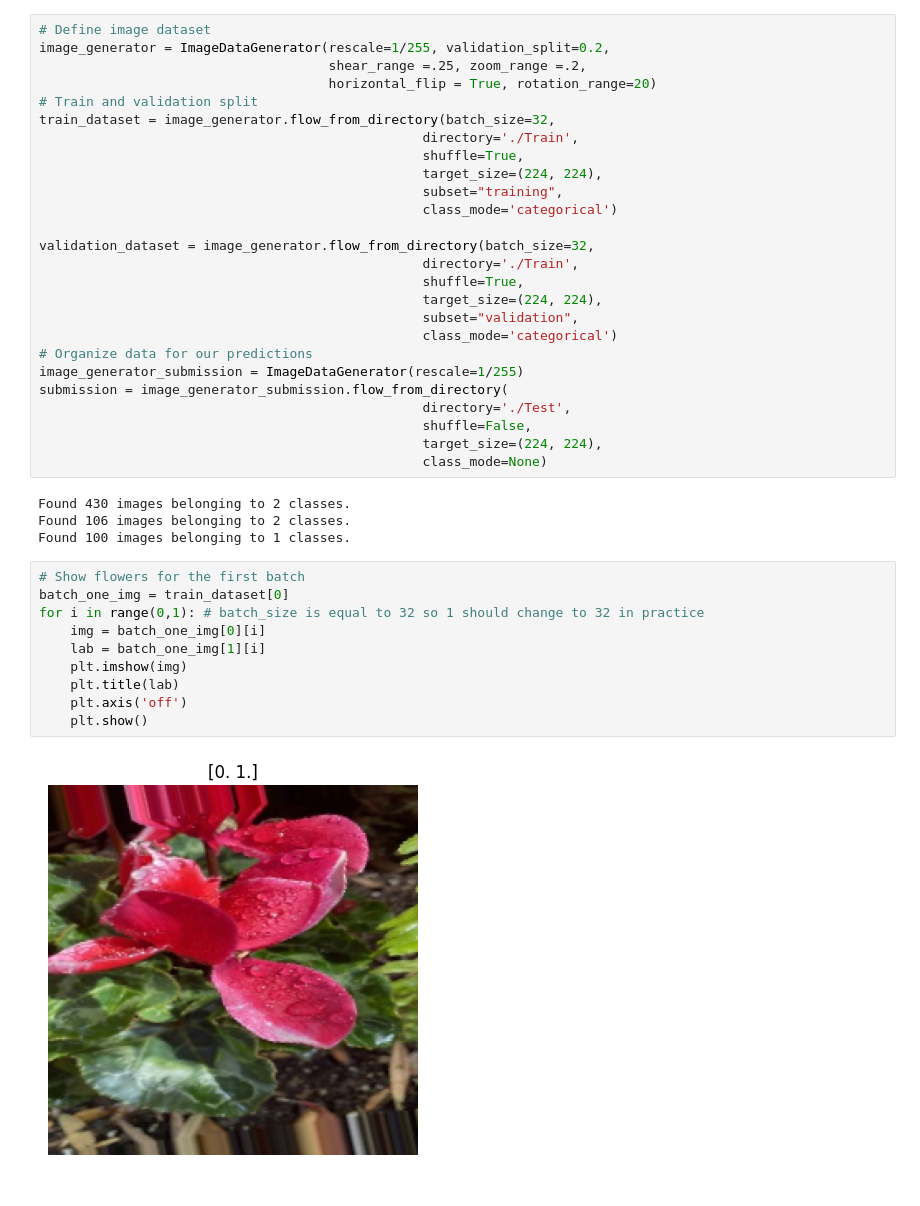
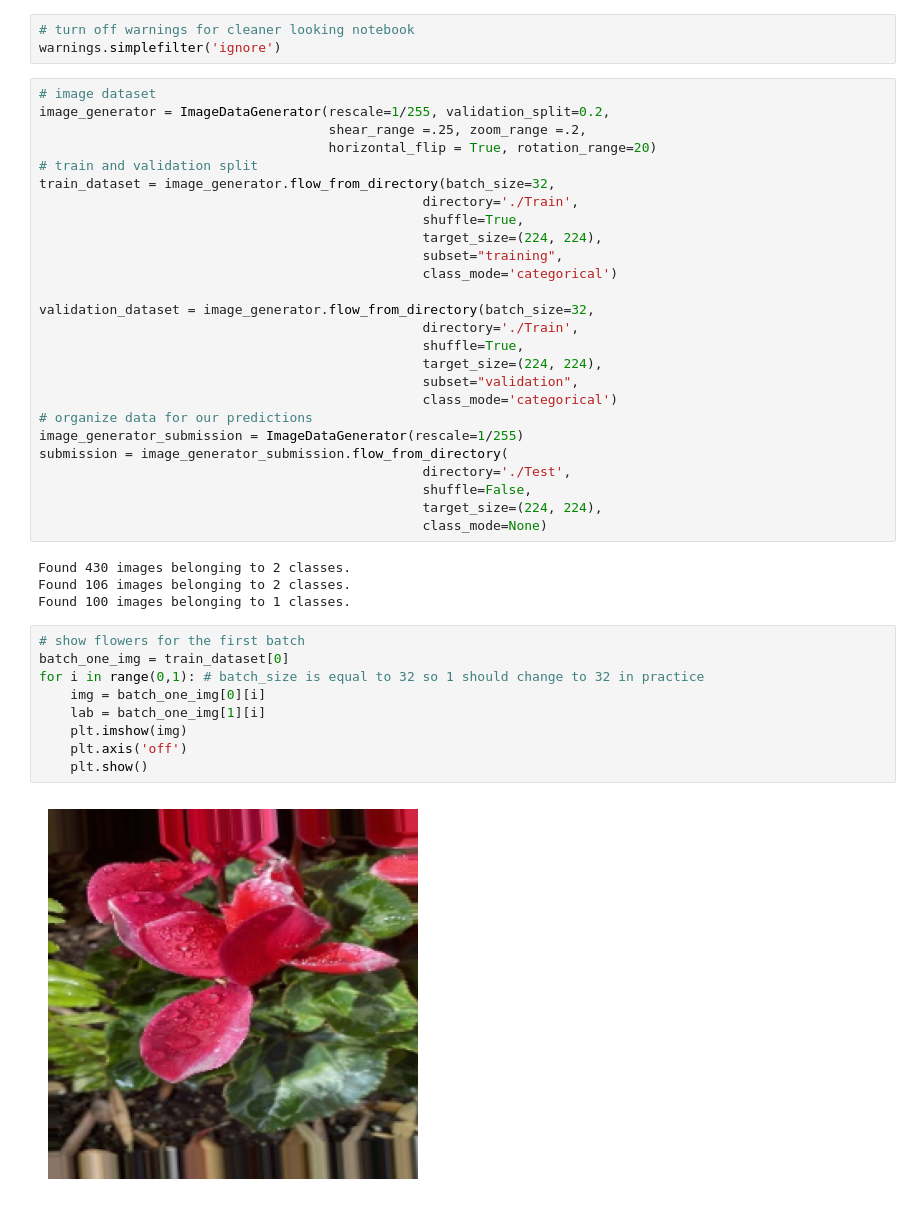
Before and after one commit to ariahosseini/DeepML, a Jupyter notebook: 005_TensorFlow_Proj_Five_CNN_KerasTuner_LaEterna_Clf.ipynb, the cells around one changed output. Saved outputs shown, nothing was run; the diff lists cells and outputs as text.

```diff
--- a/005_TensorFlow_Proj_Five_CNN_KerasTuner_LaEterna_Clf.ipynb
+++ b/005_TensorFlow_Proj_Five_CNN_KerasTuner_LaEterna_Clf.ipynb
@@ -62,9 +73,12 @@ warnings.simplefilter('ignore')
+# %%
+# turn off warnings for cleaner looking notebook
+warnings.simplefilter('ignore')
 # %%
-# Define image dataset
+# image dataset
 image_generator = ImageDataGenerator(rescale=1/255, validation_split=0.2,
                                      shear_range =.25, zoom_range =.2,
                                      horizontal_flip = True, rotation_range=20)
-# Train and validation split
+# train and validation split
 train_dataset = image_generator.flow_from_directory(batch_size=32,
                                                  directory='./Train',
                                                  shuffle=True,
@@ -78,7 +92,7 @@ validation_dataset = image_generator.flow_from_directory(batch_size=32,
                                                  target_size=(224, 224),
                                                  subset="validation",
                                                  class_mode='categorical')
-# Organize data for our predictions
+# organize data for our predictions
 image_generator_submission = ImageDataGenerator(rescale=1/255)
 submission = image_generator_submission.flow_from_directory(
                                                  directory='./Test',
@@ -90,15 +104,14 @@ Found 430 images belonging to 2 classes.
 Found 106 images belonging to 2 classes.
 Found 100 images belonging to 1 classes.
 # %%
-# Show flowers for the first batch
+# show flowers for the first batch
 batch_one_img = train_dataset[0]
 for i in range(0,1): # batch_size is equal to 32 so 1 should change to 32 in practice
     img = batch_one_img[0][i]
     lab = batch_one_img[1][i]
     plt.imshow(img)
-    plt.title(lab)
     plt.axis('off')
     plt.show()
 # %% [output]
-[figure, old version]
+[figure, new version]
 # %%
```
Also changed, not shown: parts of 22 cells of this notebook.
